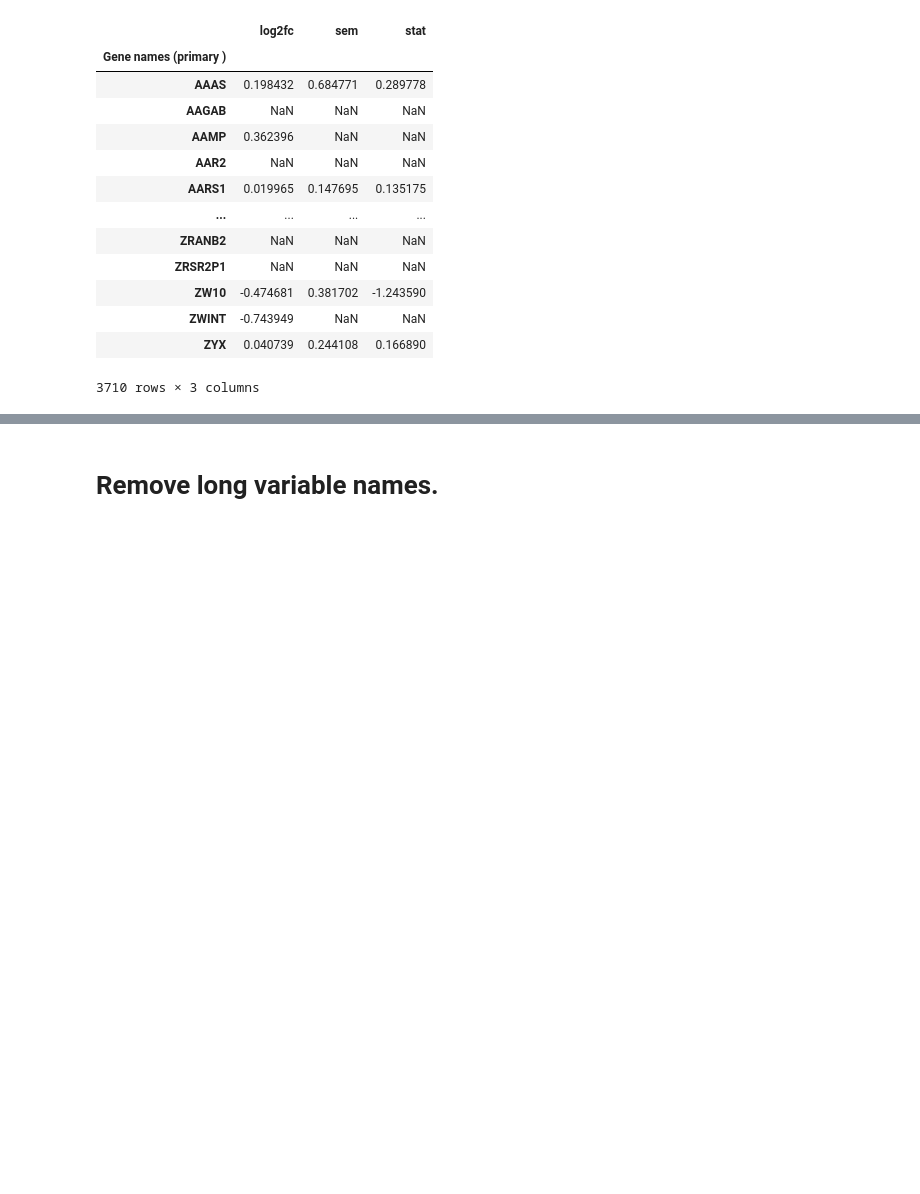
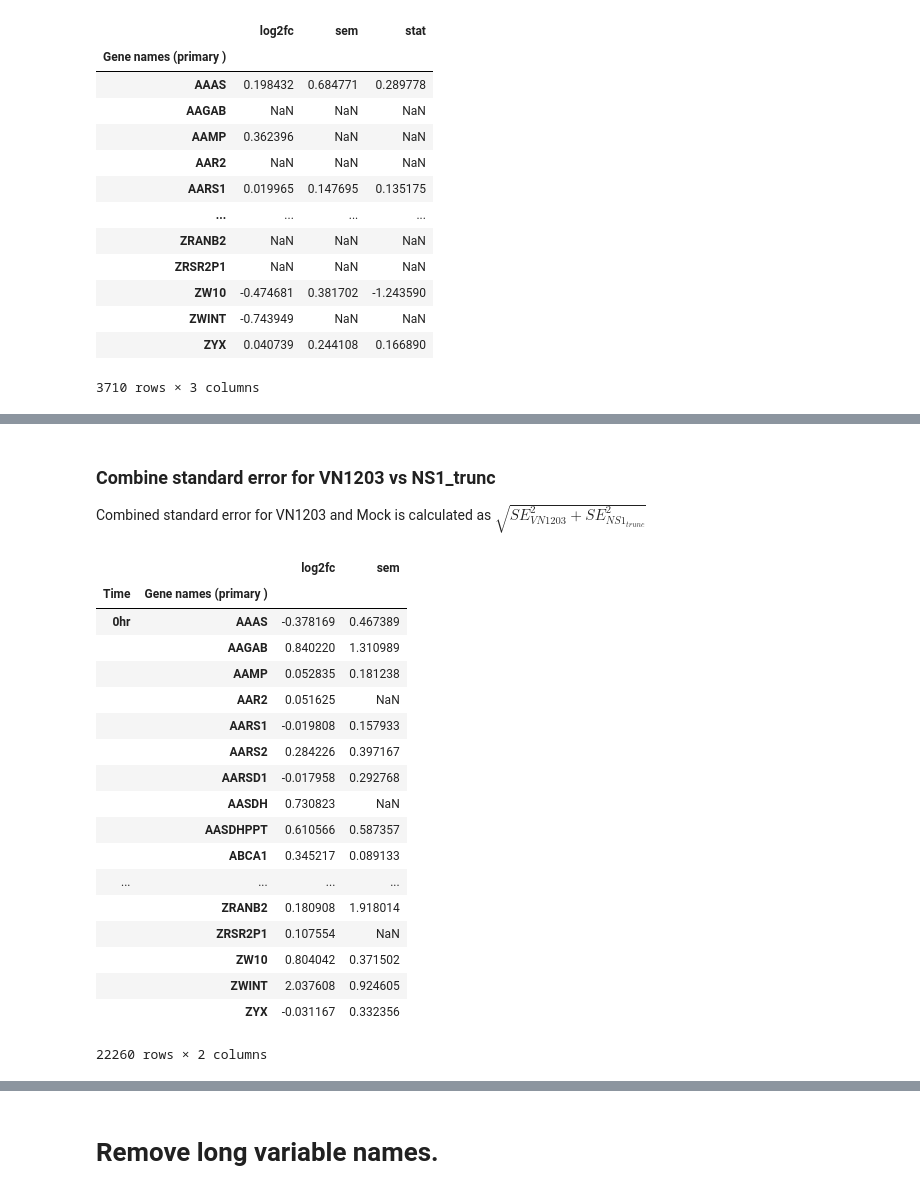
Before and after one commit to COVID-19-Causal-Reasoning/InfluenzaSBMLdemo, a Jupyter notebook: ICL103_to_CARNIVAL.ipynb, the cells around one changed output, grey strips where cells are left out. Saved outputs shown, nothing was run; the diff lists cells and outputs as text; code cells hidden in the pictures; blank space fills up the shorter version.

```diff
--- a/ICL103_to_CARNIVAL.ipynb
+++ b/ICL103_to_CARNIVAL.ipynb
@@ -820,0 +955,28 @@ swapped_log2fc_prot[time]
+# %% [markdown]
+### Combine standard error for VN1203 vs NS1_trunc
+
+Combined standard error for VN1203 and Mock is calculated as $\sqrt{SE_{VN1203}^2 + SE_{NS1_{trunc}}^2}$
+# %%
+log2fc_ns1['sem'] = np.sqrt( np.square(mean_sem_prot.unstack('Strain')['Intensity','sem','VN1203'])+
+                              np.square(mean_sem_prot.unstack('Strain')['Intensity','sem','NS1'] ))
+log2fc_ns1
+# %% [output]
+|  |  | log2fc | sem |
+| Time | Gene names (primary ) |  |  |
+| 0hr | AAAS | -0.378169 | 0.467389 |
+|  | AAGAB | 0.840220 | 1.310989 |
+|  | AAMP | 0.052835 | 0.181238 |
+|  | AAR2 | 0.051625 | NaN |
+|  | AARS1 | -0.019808 | 0.157933 |
+|  | AARS2 | 0.284226 | 0.397167 |
+|  | AARSD1 | -0.017958 | 0.292768 |
+|  | AASDH | 0.730823 | NaN |
+|  | AASDHPPT | 0.610566 | 0.587357 |
+|  | ABCA1 | 0.345217 | 0.089133 |
+| ... | ... | ... | ... |
+|  | ZRANB2 | 0.180908 | 1.918014 |
+|  | ZRSR2P1 | 0.107554 | NaN |
+|  | ZW10 | 0.804042 | 0.371502 |
+|  | ZWINT | 2.037608 | 0.924605 |
+|  | ZYX | -0.031167 | 0.332356 |
+22260 rows × 2 columns
```
Also changed, not shown: parts of 21 cells of this notebook, 55 other files.
